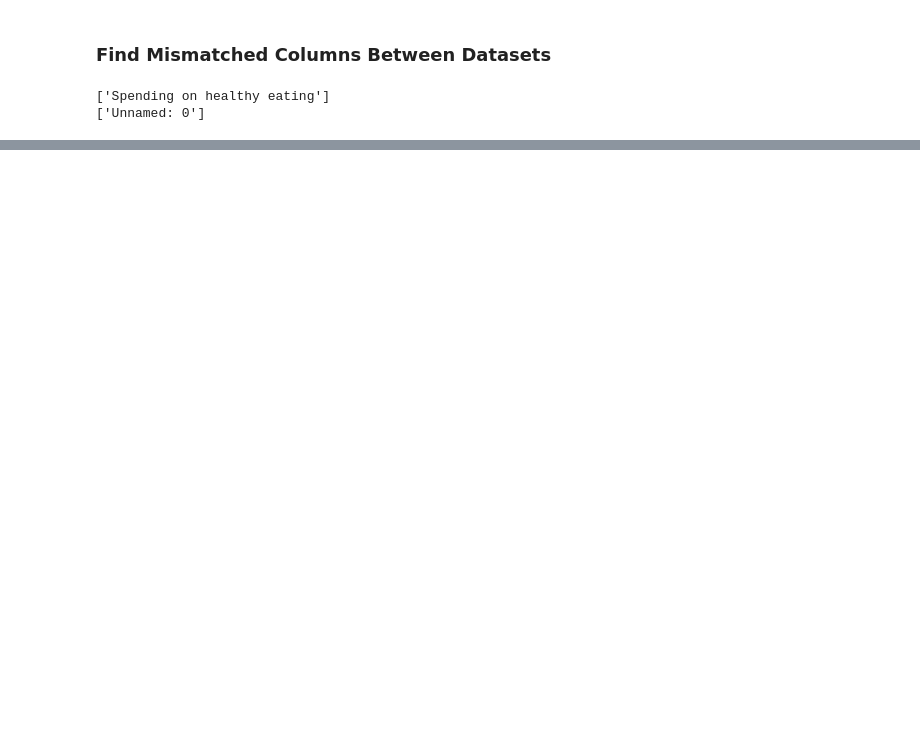
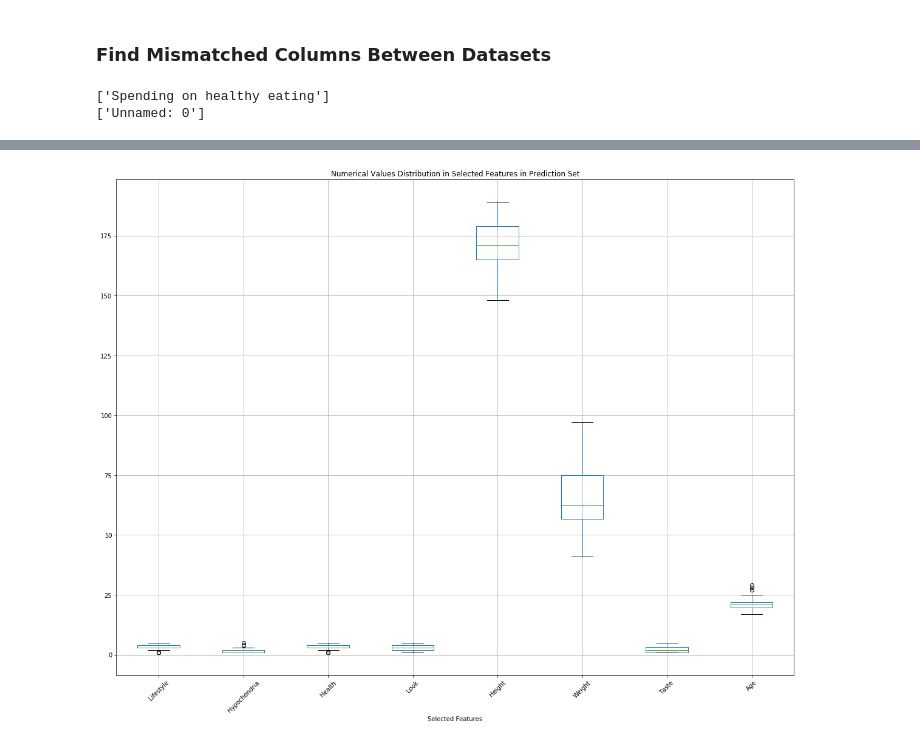
Before and after one commit to calldrj/NSF.Summer.2020, a Jupyter notebook: Mini_Project.ipynb, the cells around one changed output, grey strips where cells are left out. Saved outputs shown, nothing was run; the diff lists cells and outputs as text; code cells hidden in the pictures; blank space fills up the shorter version.

```diff
--- a/Mini_Project.ipynb
+++ b/Mini_Project.ipynb
@@ -453,0 +143,7 @@ plt.show()
+# %%
+df_pred_.boxplot(figsize=(20,15), rot=45)
+plt.xlabel('Selected Features')
+plt.title('Numerical Values Distribution in Selected Features in Prediction Set')
+plt.show()
+# %% [output]
+[figure, added]
```
Also changed, not shown: parts of 75 cells of this notebook.
